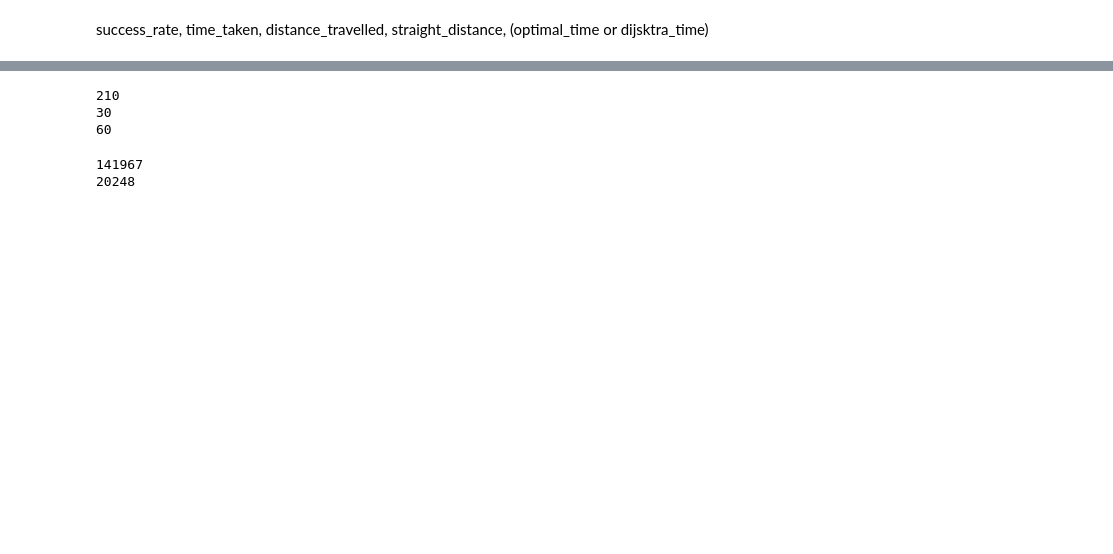
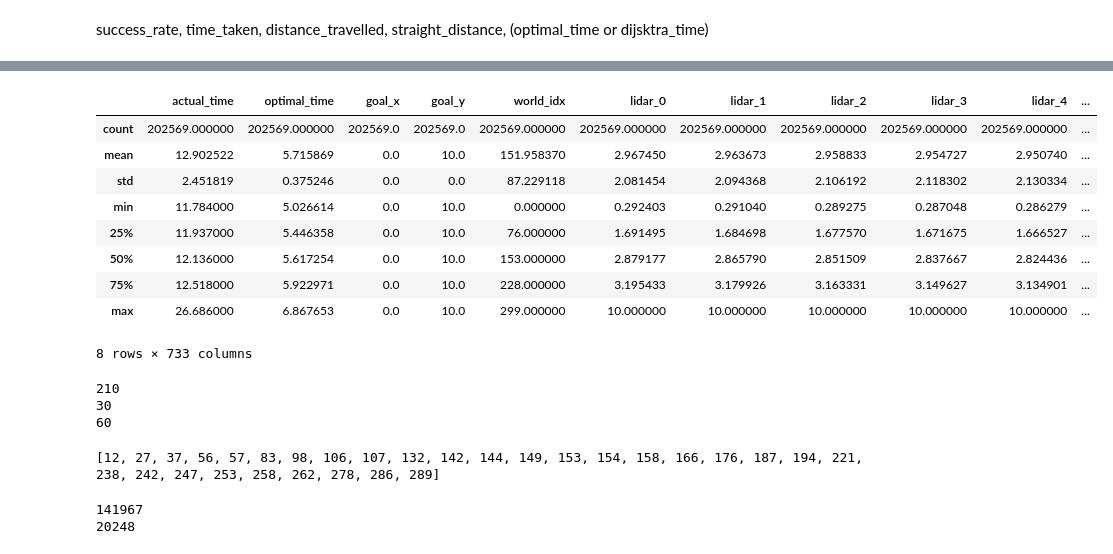
Before and after one commit to JvThunder/mlda-barn-2024, a Jupyter notebook: train_imitation/diffusion_policy/train_imitation.ipynb, the cells around one changed output, grey strips where cells are left out. Saved outputs shown, nothing was run; the diff lists cells and outputs as text; code cells hidden in the pictures; blank space fills up the shorter version.

```diff
--- a/train_imitation/diffusion_policy/train_imitation.ipynb
+++ b/train_imitation/diffusion_policy/train_imitation.ipynb
@@ -25,3 +58,16 @@ df.describe()
+# %%
+df.describe()
+# %% [output]
+|  | actual_time | optimal_time | goal_x | goal_y | world_idx | lidar_0 | lidar_1 | lidar_2 | lidar_3 | lidar_4 | ... |
+| count | 202569.000000 | 202569.000000 | 202569.0 | 202569.0 | 202569.000000 | 202569.000000 | 202569.000000 | 202569.000000 | 202569.000000 | 202569.000000 | ... |
+| mean | 12.902522 | 5.715869 | 0.0 | 10.0 | 151.958370 | 2.967450 | 2.963673 | 2.958833 | 2.954727 | 2.950740 | ... |
+| std | 2.451819 | 0.375246 | 0.0 | 0.0 | 87.229118 | 2.081454 | 2.094368 | 2.106192 | 2.118302 | 2.130334 | ... |
+| min | 11.784000 | 5.026614 | 0.0 | 10.0 | 0.000000 | 0.292403 | 0.291040 | 0.289275 | 0.287048 | 0.286279 | ... |
+| 25% | 11.937000 | 5.446358 | 0.0 | 10.0 | 76.000000 | 1.691495 | 1.684698 | 1.677570 | 1.671675 | 1.666527 | ... |
+| 50% | 12.136000 | 5.617254 | 0.0 | 10.0 | 153.000000 | 2.879177 | 2.865790 | 2.851509 | 2.837667 | 2.824436 | ... |
+| 75% | 12.518000 | 5.922971 | 0.0 | 10.0 | 228.000000 | 3.195433 | 3.179926 | 3.163331 | 3.149627 | 3.134901 | ... |
+| max | 26.686000 | 6.867653 | 0.0 | 10.0 | 299.000000 | 10.000000 | 10.000000 | 10.000000 | 10.000000 | 10.000000 | ... |
+8 rows × 733 columns
 # %%
 # torch Dataset
 from torch.utils.data import Dataset
@@ -108,6 +167,10 @@ print(len(test_ids))
 210
 30
 60
+# %%
+print(val_ids)
+# %% [output]
+[12, 27, 37, 56, 57, 83, 98, 106, 107, 132, 142, 144, 149, 153, 154, 158, 166, 176, 187, 194, 221, 238, 242, 247, 253, 258, 262, 278, 286, 289]
 # %%
 print(len(train_df))
 print(len(val_df))
```
Also changed, not shown: parts of 27 cells of this notebook, 7 other files.
